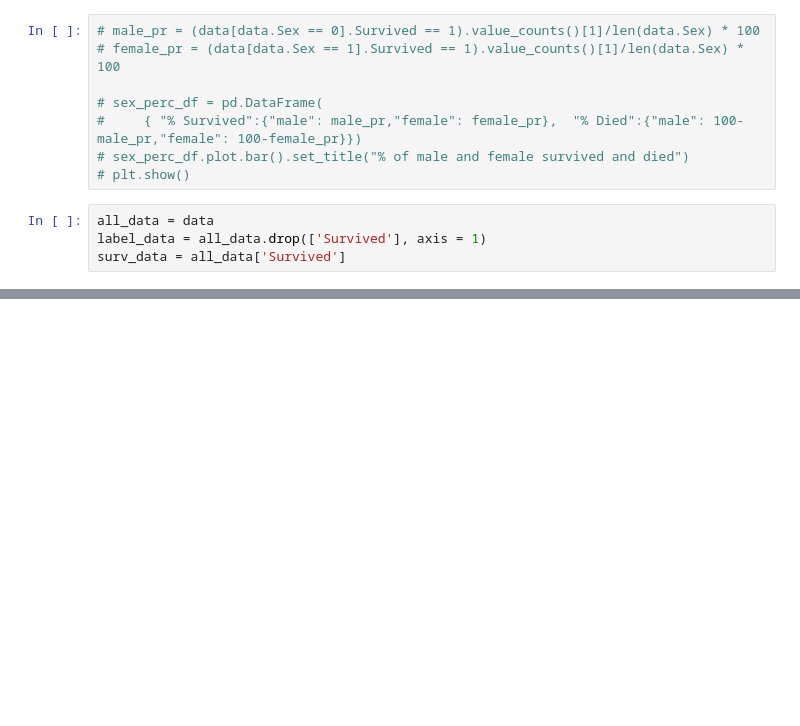
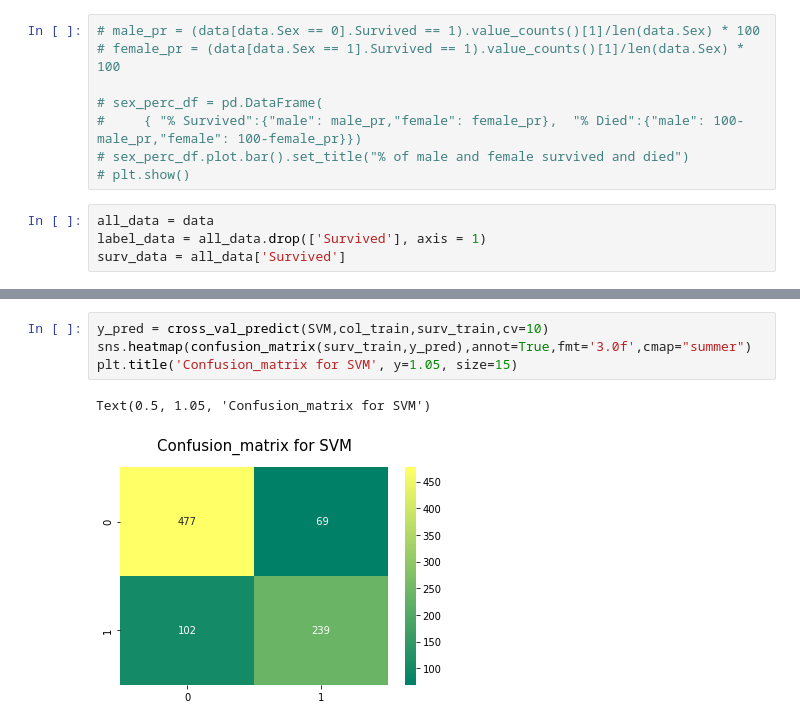
Before and after one commit to Karim-1/data-mining, a Jupyter notebook: assignment1/exercise2/Task 2 newnew.ipynb, the cells around one changed output, grey strips where cells are left out. Saved outputs shown, nothing was run; the diff lists cells and outputs as text; blank space fills up the shorter version.

```diff
--- a/assignment1/exercise2/Task 2 newnew.ipynb
+++ b/assignment1/exercise2/Task 2 newnew.ipynb
@@ -556,0 +649,7 @@ Text(0.5, 1.05, 'Confusion_matrix for RF')
+# %%
+y_pred = cross_val_predict(SVM,col_train,surv_train,cv=10)
+sns.heatmap(confusion_matrix(surv_train,y_pred),annot=True,fmt='3.0f',cmap="summer")
+plt.title('Confusion_matrix for SVM', y=1.05, size=15)
+# %% [output]
+Text(0.5, 1.05, 'Confusion_matrix for SVM')
+[figure, added]
```
Also changed, not shown: parts of 20 cells of this notebook.
